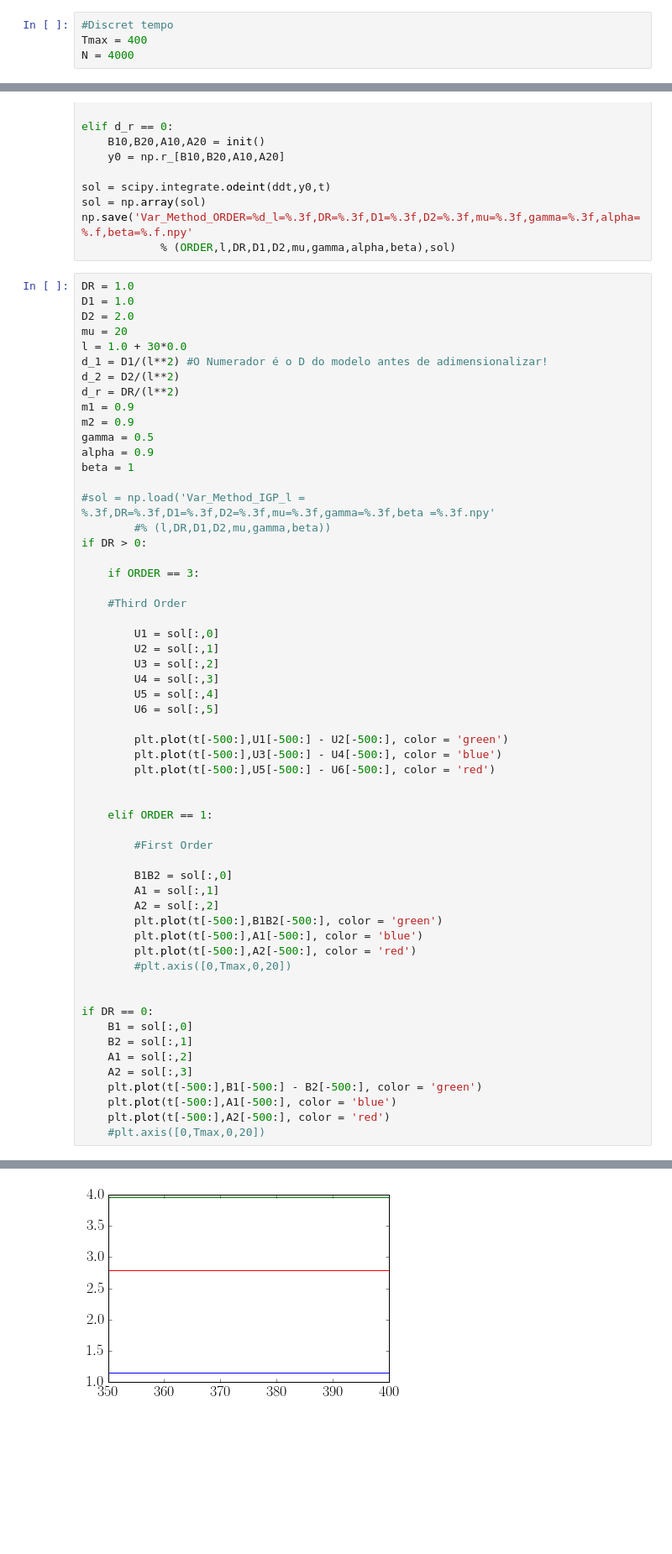
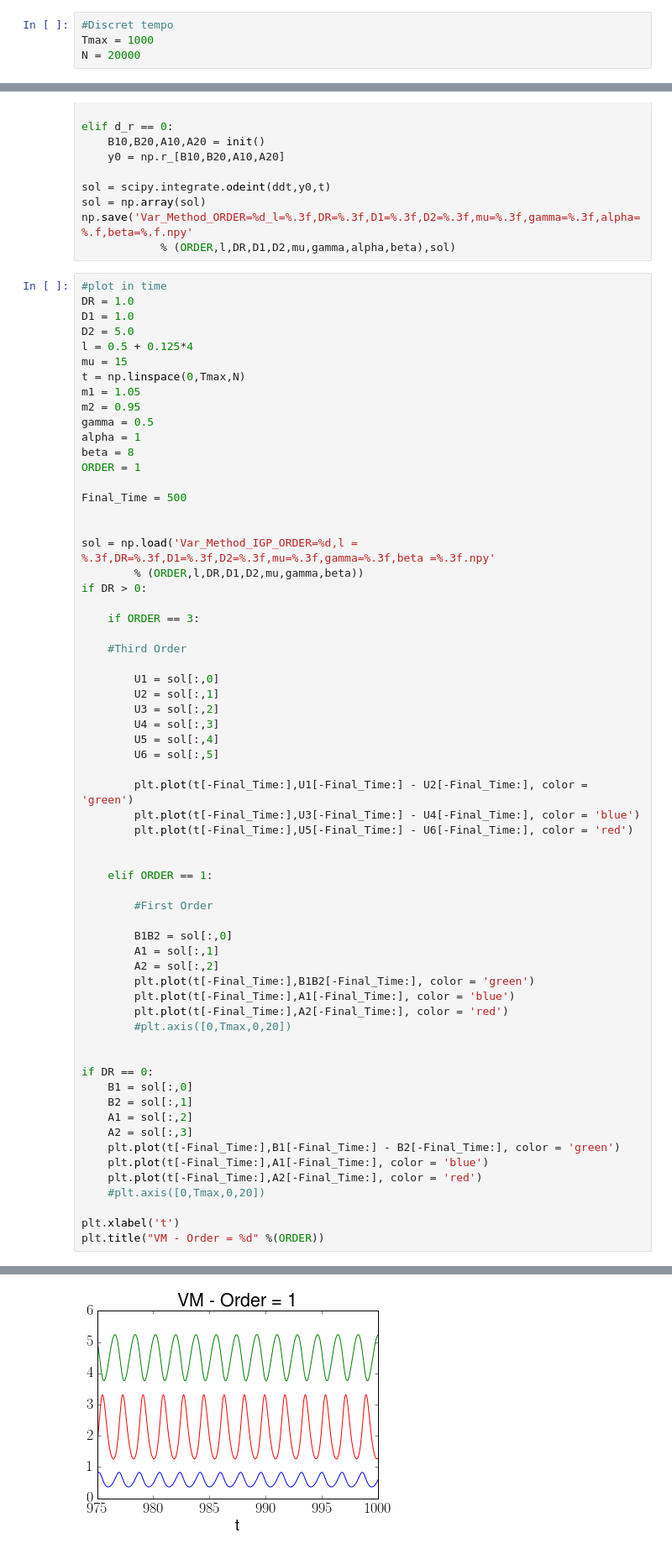
Before and after one commit to reand705/IGP, a Jupyter notebook: Var_Method_IGP.ipynb, the cells around one changed output, grey strips where cells are left out. Shown at 84% size. Cells and saved outputs as stored; diff of their text form; blank space fills up the shorter version.

```diff
--- a/Var_Method_IGP.ipynb
+++ b/Var_Method_IGP.ipynb
@@ -16,8 +16,8 @@ matplotlib.rcParams['text.usetex'] = True
 matplotlib.rcParams.update({'font.size': 18})
 # %%
 #Discret tempo
-Tmax = 400
-N = 4000
+Tmax = 1000
+N = 20000
 # %%
 #Populações Iniciais
 def init():
@@ -207,22 +207,25 @@ sol = np.array(sol)
 np.save('Var_Method_ORDER=%d_l=%.3f,DR=%.3f,D1=%.3f,D2=%.3f,mu=%.3f,gamma=%.3f,alpha=%.f,beta=%.f.npy'
             % (ORDER,l,DR,D1,D2,mu,gamma,alpha,beta),sol)
 # %%
+#plot in time
 DR = 1.0
 D1 = 1.0
-D2 = 2.0
-mu = 20
-l = 1.0 + 30*0.0
-d_1 = D1/(l**2) #O Numerador é o D do modelo antes de adimensionalizar!
-d_2 = D2/(l**2)
-d_r = DR/(l**2)
-m1 = 0.9
-m2 = 0.9
+D2 = 5.0
+l = 0.5 + 0.125*4
+mu = 15
+t = np.linspace(0,Tmax,N)
+m1 = 1.05
+m2 = 0.95
 gamma = 0.5
-alpha = 0.9
-beta = 1
+alpha = 1
+beta = 8
+ORDER = 1
 
-#sol = np.load('Var_Method_IGP_l = %.3f,DR=%.3f,D1=%.3f,D2=%.3f,mu=%.3f,gamma=%.3f,beta =%.3f.npy'
-        #% (l,DR,D1,D2,mu,gamma,beta))
+Final_Time = 500
+
+
+sol = np.load('Var_Method_IGP_ORDER=%d,l = %.3f,DR=%.3f,D1=%.3f,D2=%.3f,mu=%.3f,gamma=%.3f,beta =%.3f.npy'
+        % (ORDER,l,DR,D1,D2,mu,gamma,beta))
 if DR > 0:
 
     if ORDER == 3:
@@ -236,9 +239,9 @@ if DR > 0:
         U5 = sol[:,4]
         U6 = sol[:,5]
 
-        plt.plot(t[-500:],U1[-500:] - U2[-500:], color = 'green')
-        plt.plot(t[-500:],U3[-500:] - U4[-500:], color = 'blue')
-        plt.plot(t[-500:],U5[-500:] - U6[-500:], color = 'red')
+        plt.plot(t[-Final_Time:],U1[-Final_Time:] - U2[-Final_Time:], color = 'green')
+        plt.plot(t[-Final_Time:],U3[-Final_Time:] - U4[-Final_Time:], color = 'blue')
+        plt.plot(t[-Final_Time:],U5[-Final_Time:] - U6[-Final_Time:], color = 'red')
 
 
     elif ORDER == 1:
@@ -248,9 +251,9 @@ if DR > 0:
         B1B2 = sol[:,0]
         A1 = sol[:,1]
         A2 = sol[:,2]
-        plt.plot(t[-500:],B1B2[-500:], color = 'green')
-        plt.plot(t[-500:],A1[-500:], color = 'blue')
-        plt.plot(t[-500:],A2[-500:], color = 'red')
+        plt.plot(t[-Final_Time:],B1B2[-Final_Time:], color = 'green')
+        plt.plot(t[-Final_Time:],A1[-Final_Time:], color = 'blue')
+        plt.plot(t[-Final_Time:],A2[-Final_Time:], color = 'red')
         #plt.axis([0,Tmax,0,20])
 
 
@@ -259,8 +262,11 @@ if DR == 0:
     B2 = sol[:,1]
     A1 = sol[:,2]
     A2 = sol[:,3]
-    plt.plot(t[-500:],B1[-500:] - B2[-500:], color = 'green')
-    plt.plot(t[-500:],A1[-500:], color = 'blue')
-    plt.plot(t[-500:],A2[-500:], color = 'red')
+    plt.plot(t[-Final_Time:],B1[-Final_Time:] - B2[-Final_Time:], color = 'green')
+    plt.plot(t[-Final_Time:],A1[-Final_Time:], color = 'blue')
+    plt.plot(t[-Final_Time:],A2[-Final_Time:], color = 'red')
     #plt.axis([0,Tmax,0,20])
+
+plt.xlabel('t')
+plt.title("VM - Order = %d" %(ORDER))
 # %% [output]
@@ -267,4 +274,4 @@ if DR == 0:
-[figure, old version]
+[figure, new version]
 # %%
 #Faça para vários dR, d1, d2
 DR = [0]
```
Also changed, not shown: parts of 4 cells of this notebook, 1 other file.
